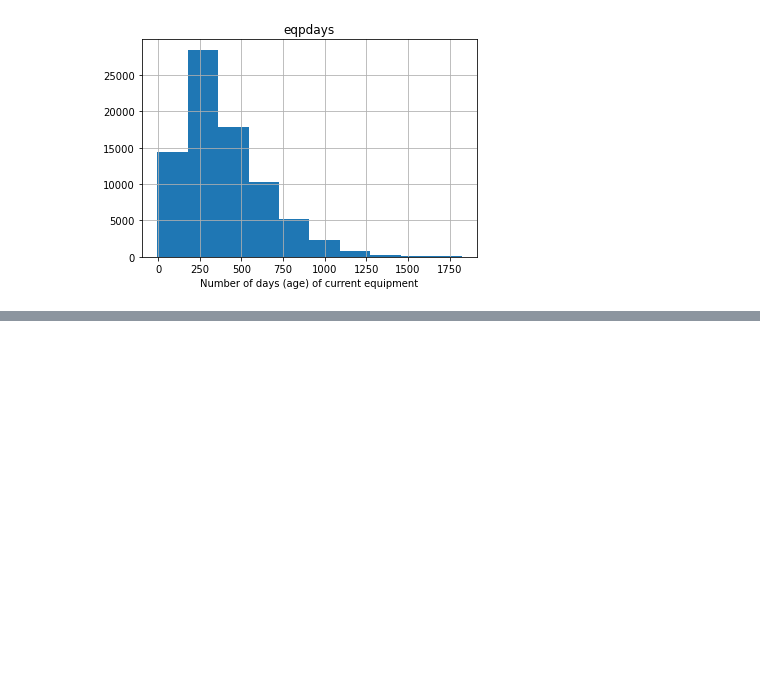
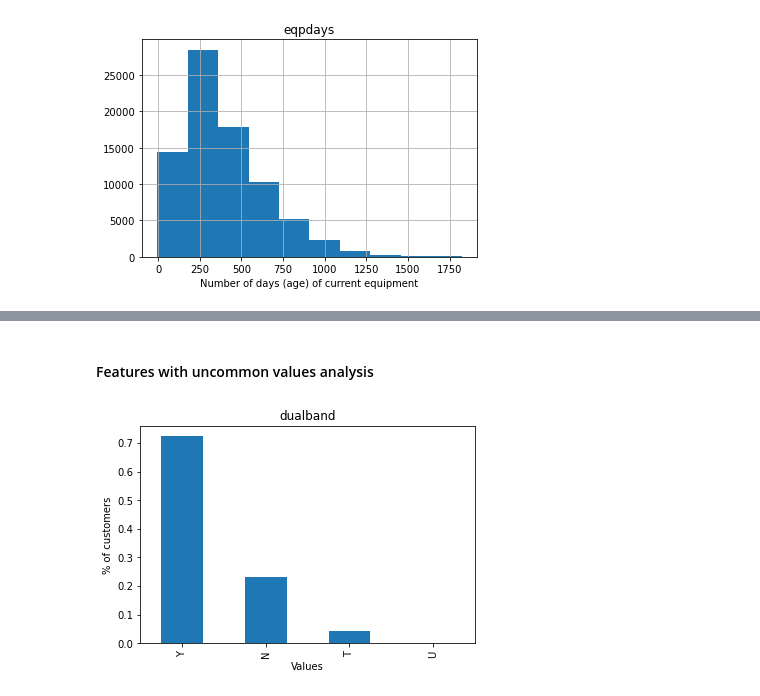
Before and after one commit to ravipatel7003/Customer_Churn, a Jupyter notebook: Churn Prediction.ipynb, the cells around one changed output, grey strips where cells are left out. Saved outputs shown, nothing was run; the diff lists cells and outputs as text; code cells hidden in the pictures; blank space fills up the shorter version.

Commit message:
Qualitative feature analysis added

```diff
--- a/Churn Prediction.ipynb
+++ b/Churn Prediction.ipynb
@@ -277,0 +335,10 @@ Check values in eqpdays
+# %% [markdown]
+#### Features with uncommon values analysis
+# %%
+plt.title('dualband')
+plt.xlabel("Values")
+plt.ylabel("% of customers")
+X_train['dualband'].value_counts(normalize=True, dropna = False).plot(kind='bar')
+plt.show()
+# %% [output]
+[figure, added]
```
Also changed, not shown: parts of 7 cells of this notebook.
